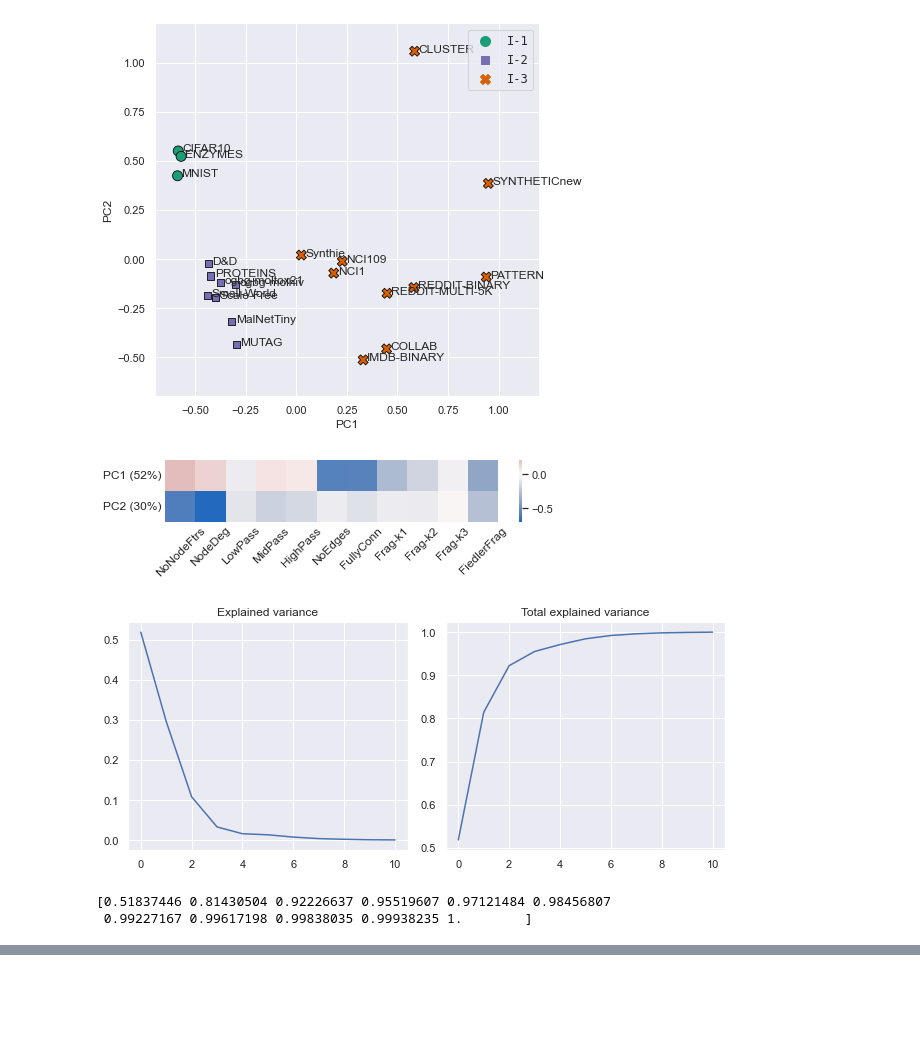
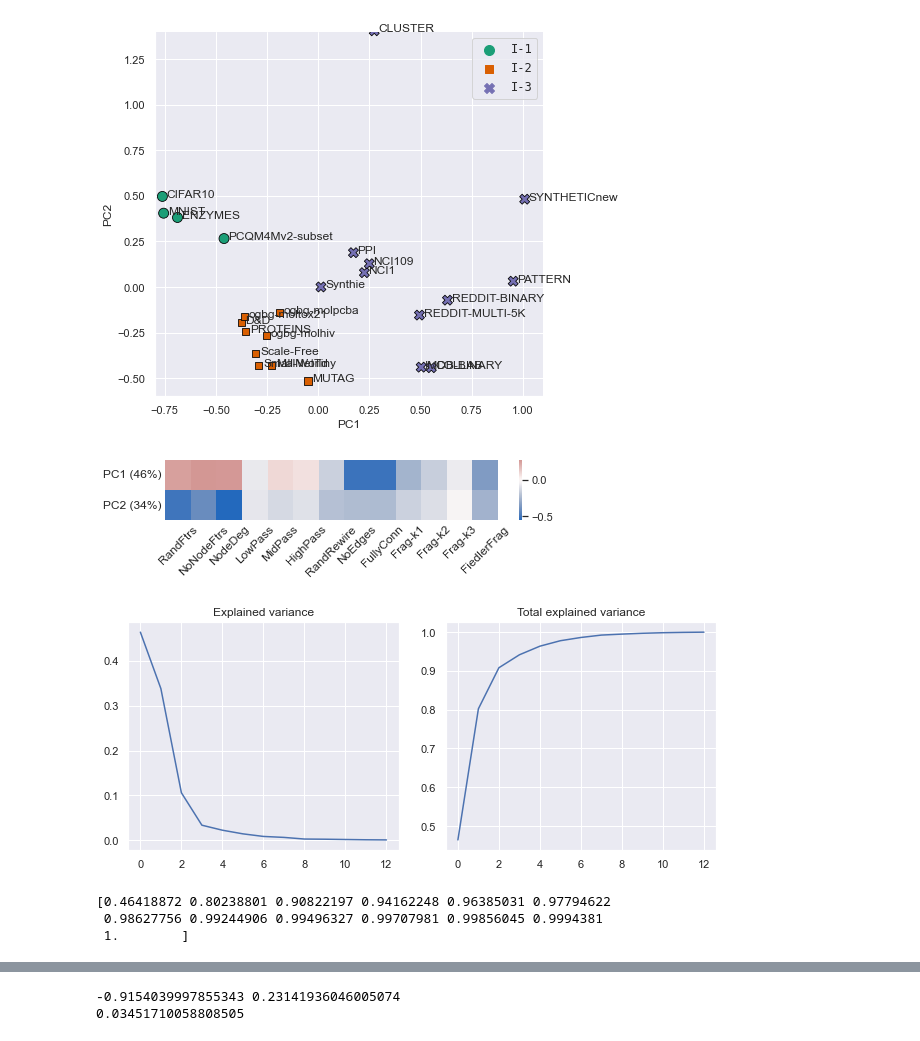
Before and after one commit to G-Taxonomy-Workgroup/GTaxoGym, a Jupyter notebook: viz/generate_graphtask_plots.ipynb, the cells around one changed output, grey strips where cells are left out. Saved outputs shown, nothing was run; the diff lists cells and outputs as text; code cells hidden in the pictures; blank space fills up the shorter version.

Commit message:
update scripts and results

```diff
--- a/viz/generate_graphtask_plots.ipynb
+++ b/viz/generate_graphtask_plots.ipynb
@@ -20,20 +20,20 @@ warnings.filterwarnings("ignore")
 # path to up-to-date results of various GNN models
 results_files = {
     'default_gcn': '../agg_results/graph_gcn_results.json',
-    'default_gat': '../agg_results/gat_graph_results.json',
     'default_gin': '../agg_results/graph_gin_results.json',
-    'default_cheb': '../agg_results/cheb_graph_results.json',
-    'default_gatv2': '../agg_results/default_gatv2.json',
-    'default_resgatedgcn': '../agg_results/default_resgatedgcn.json',
+    'default_gin_small': '../agg_results/graph_gin_small_results.json',
+    'default_cheb': '../agg_results/graph_cheb_results.json',
+    'default_gatedgcn': '../agg_results/graph_gatedgcn_results.json',
+    'default_gcn2': '../agg_results/graph_gcn2_results.json',
 }
 
 save_dirs = {
     'default_gcn': 'outputs/graph/gcn_default',
-    'default_gat': 'outputs/graph/gat_default',
     'default_gin': 'outputs/graph/gin_default',
+    'default_gin_small': 'outputs/graph/gin_small_default',
     'default_cheb': 'outputs/graph/cheb_default',
-    'default_gatv2': 'outputs/graph/gatv2_default',
-    'default_resgatedgcn': 'outputs/graph/default_resgatedgcn',
+    'default_gatedgcn': 'outputs/graph/default_gatedgcn',
+    'default_gcn2': 'outputs/graph/default_gcn2',
 }
 
 name_dict = {
@@ -54,10 +54,13 @@ name_dict = {
     'PyG-GNNBenchmarkDataset_PATTERN': 'PATTERN',
     'PyG-GNNBenchmarkDataset_CLUSTER': 'CLUSTER',
     'PyG-MalNetTiny_LocalDegreeProfile': 'MalNetTiny',
+    'PyG-PPI_ppi': 'PPI',
     'nx_smallworld': 'Small-World',
     'nx_scalefree': 'Scale-Free',
     'OGB_ogbg-molhiv': 'ogbg-molhiv',
     'OGB_ogbg-moltox21': 'ogbg-moltox21',
+    'OGB_ogbg-molpcba': 'ogbg-molpcba',
+    'OGB_PCQM4Mv2-subset': 'PCQM4Mv2-subset'
     }
 
 pert_dict = {
@@ -73,6 +76,8 @@ pert_dict = {
     'BandpassFiltering-lo': 'LowPass',
     'BandpassFiltering-mid': 'MidPass',
     'BandpassFiltering-hi': 'HighPass',
+    'RandomNodeFeatures': 'RandFtrs',
+    'RandomEdgeRewire': 'RandRewire'
 }
 
 ind_cat_dict = {
@@ -96,7 +101,10 @@ ind_cat_dict = {
     'Small-World': 'I-2',
     'Scale-Free': 'I-2',
     'ogbg-molhiv': 'I-2',
-    'ogbg-moltox21': 'I-2'
+    'ogbg-moltox21': 'I-2',
+    'ogbg-molpcba': 'I-2',
+    'PCQM4Mv2-subset': 'I-1',
+    'PPI': 'I-3'
     }
 ind_cat_dict = {k: ind_cat_dict[k] for k in sorted(ind_cat_dict)}
 # %%
@@ -137,11 +145,13 @@ datasets = sorted(df['Dataset'].unique())
 # perturbations = sorted(df['Perturbation'].unique())
 perturbations = [
     '-',
+    'RandFtrs',
     'NoNodeFtrs',
     'NodeDeg',
     'LowPass',
     'MidPass',
     'HighPass',
+    'RandRewire',
     'NoEdges',
     'FullyConn',
     'Frag-k1',
@@ -176,15 +191,18 @@ plot_quantized_aurocs(score_mat, datasets, perturbations, figsize=(16, 8), save_
 # %%
 color_labels = list(ind_cat_dict.values())
-plot_pca(score_mat, datasets, perturbations, figsize=(7, 6), save_dir=save_dir,
-         pca_xlimit=[-.7, 1.2], pca_ylimit=[-.7, 1.2],
+palette_dark2 = sns.color_palette("Dark2", 3)
+palette = sns.color_palette([palette_dark2[0], palette_dark2[2], palette_dark2[1]])  # HACK: need to reorder colors to match
+plot_pca(score_mat, datasets, perturbations, figsize=(7.5, 6), save_dir=save_dir,
+         pca_xlimit=[-.8, 1.1], pca_ylimit=[-.6, 1.4],
          hue=color_labels,
          style=color_labels,
-         palette=sns.color_palette("Dark2", 3),
+         palette=palette,
          edgecolor='black',
          s=100)
 # %% [output]
-[figure, old version]
+[figure, new version]
-[figure, old version]
+[figure, new version]
-[figure, old version]
+[figure, new version]
-[0.51837446 0.81430504 0.92226637 0.95519607 0.97121484 0.98456807
- 0.99227167 0.99617198 0.99838035 0.99938235 1.        ]
+[0.46418872 0.80238801 0.90822197 0.94162248 0.96385031 0.97794622
+ 0.98627756 0.99244906 0.99496327 0.99707981 0.99856045 0.9994381
+ 1.        ]
@@ -191,0 +210,20 @@ plot_pca(score_mat, datasets, perturbations, figsize=(7, 6), save_dir=save_dir,
+# %%
+# Compare log2 vs linear
+
+score_diff_mat_temp = score_mat[:, 1:] / score_mat[:, 0:1]
+score_diff_mat = np.log2(score_diff_mat_temp)
+
+def linmap(x):
+    x = x - 1
+    x = x * 2 if x < 0 else x
+    return x
+
+linmap = np.vectorize(linmap)
+score_diff_lin_mat = linmap(score_diff_mat_temp)
+avg_diff = np.mean(np.abs(score_diff_mat-score_diff_lin_mat))
+
+print(np.min(score_diff_lin_mat), np.max(score_diff_lin_mat))
+print(avg_diff)
+# %% [output]
+-0.9154039997855343 0.23141936046005074
+0.03451710058808505
```
Also changed, not shown: parts of 6 cells of this notebook, 23 other files.
